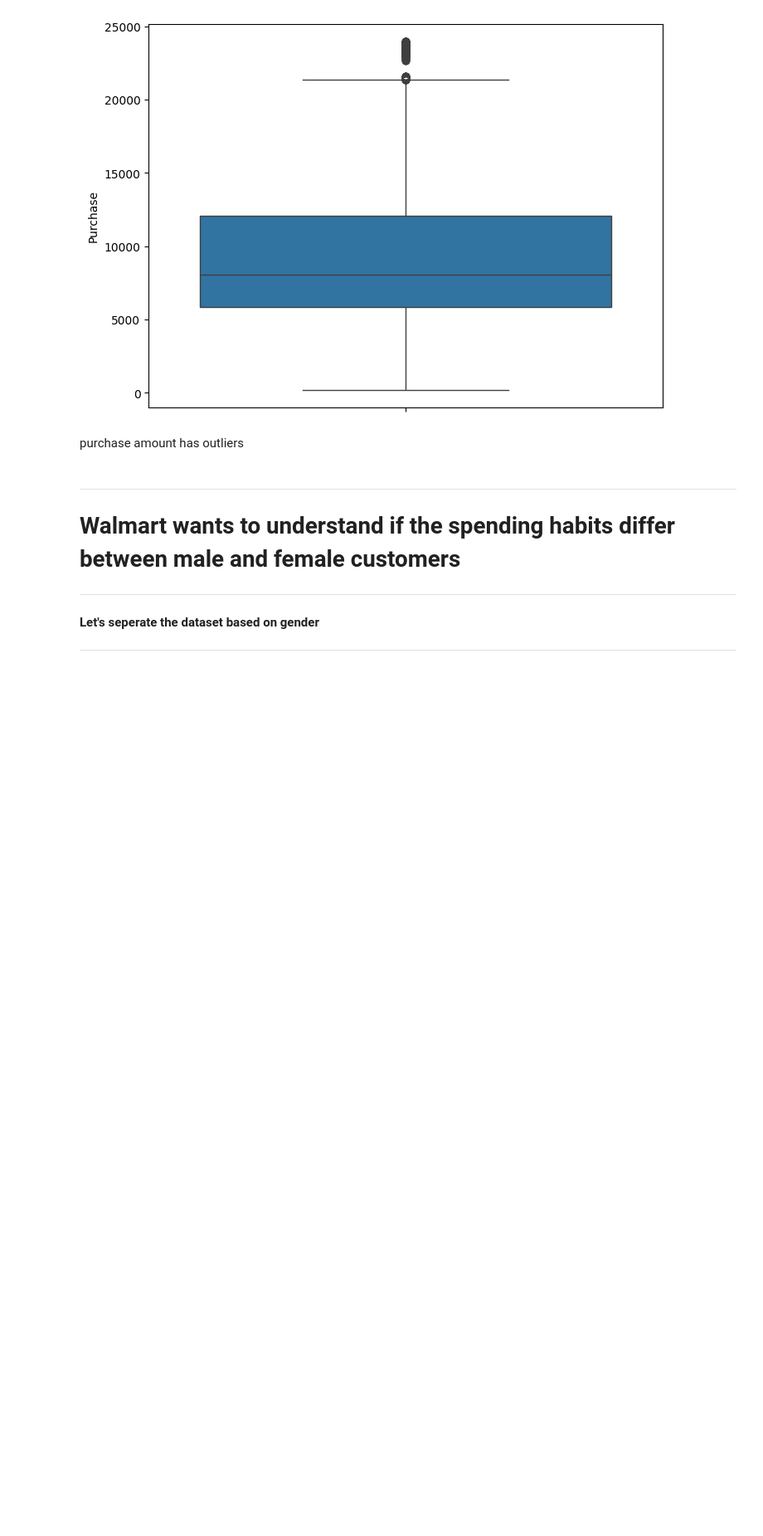
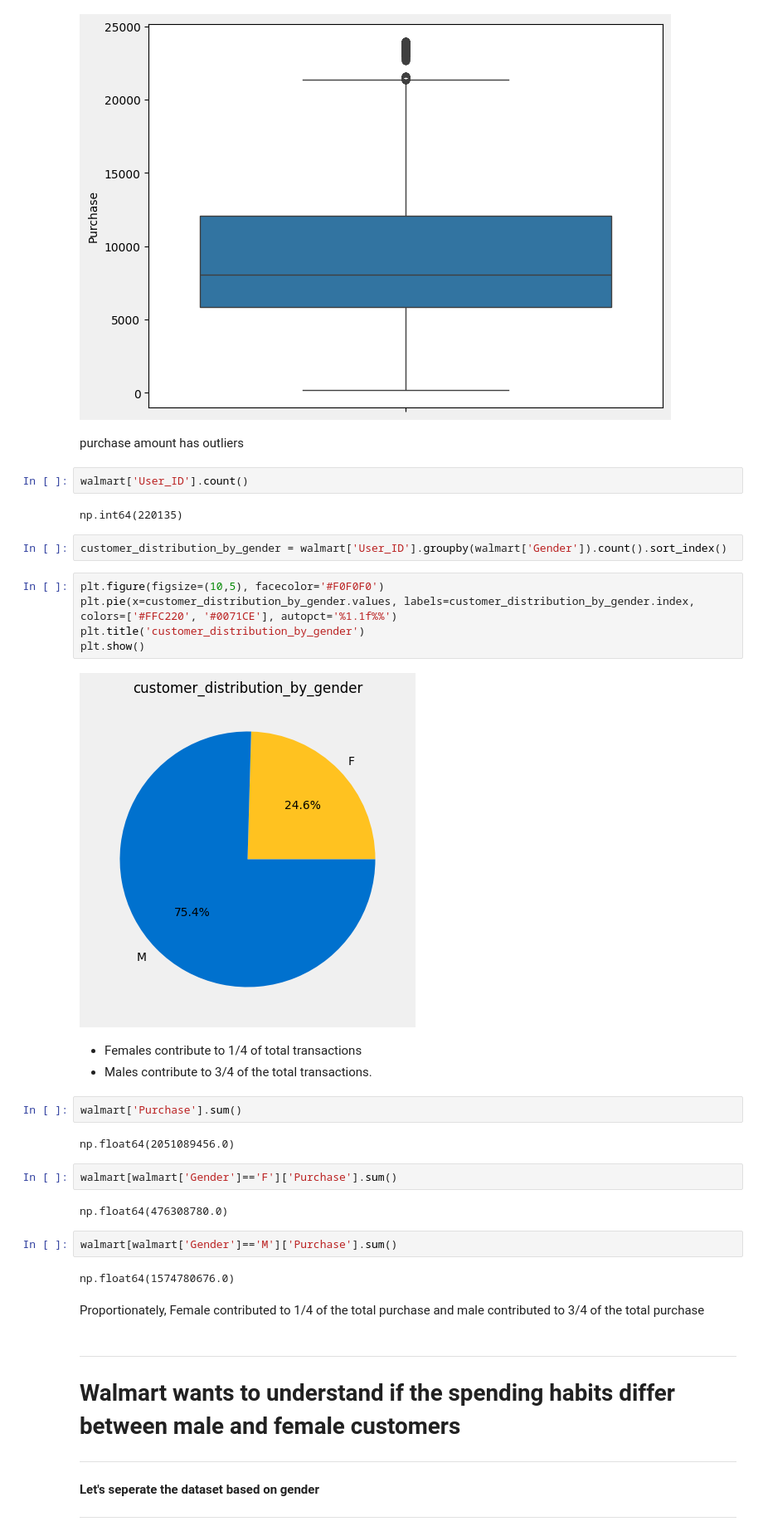
Before and after one commit to RichaGaharwar/Walmart---Confidence-Interval-CLT, a Jupyter notebook: Walmart_Confidence_Interval_&_CLT.ipynb, the cells around one changed output. Shown at 83% size. Cells and saved outputs as stored; diff of their text form; blank space fills up the shorter version.

```diff
--- a/Walmart_Confidence_Interval_&_CLT.ipynb
+++ b/Walmart_Confidence_Interval_&_CLT.ipynb
@@ -194,6 +200,37 @@ plt.show()
 [figure]
 # %% [markdown]
 purchase amount has outliers
+# %%
+walmart['User_ID'].count()
+# %% [output]
+np.int64(220135)
+# %%
+customer_distribution_by_gender = walmart['User_ID'].groupby(walmart['Gender']).count().sort_index()
+# %%
+plt.figure(figsize=(10,5), facecolor='#F0F0F0')
+plt.pie(x=customer_distribution_by_gender.values, labels=customer_distribution_by_gender.index, colors=['#FFC220', '#0071CE'], autopct='%1.1f%%')
+plt.title('customer_distribution_by_gender')
+plt.show()
+# %% [output]
+[figure, added]
+# %% [markdown]
+* Females contribute to 1/4 of total transactions
+* Males contribute to 3/4 of the total transactions.
+# %%
+walmart['Purchase'].sum()
+# %% [output]
+np.float64(2051089456.0)
+# %%
+walmart[walmart['Gender']=='F']['Purchase'].sum()
+# %% [output]
+np.float64(476308780.0)
+# %%
+walmart[walmart['Gender']=='M']['Purchase'].sum()
+# %% [output]
+np.float64(1574780676.0)
+# %% [markdown]
+Proportionately, Female contributed to 1/4 of the total purchase
+and male contributed to 3/4 of the total purchase
 # %% [markdown]
 
 
```
Also changed, not shown: parts of 10 cells of this notebook.
